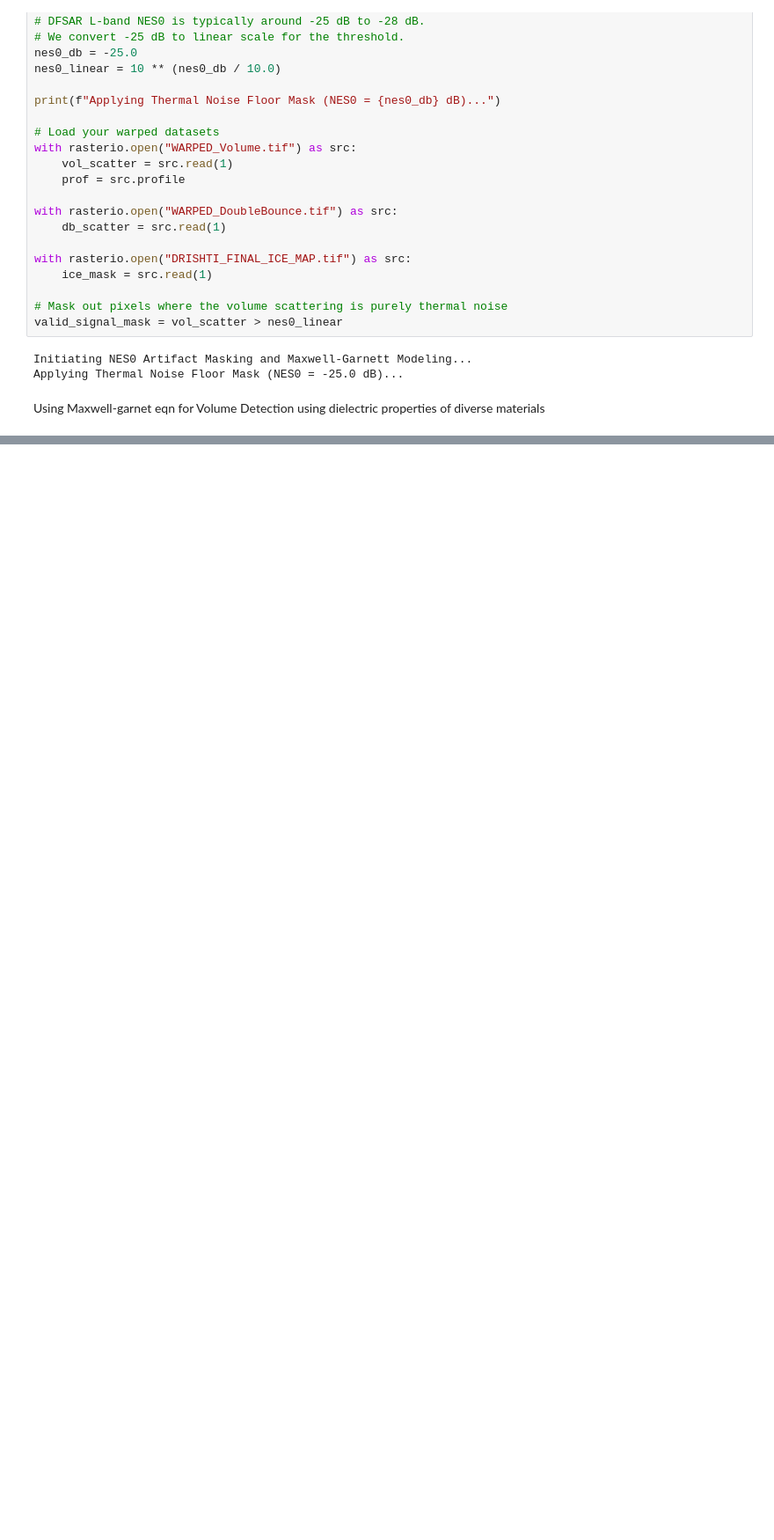
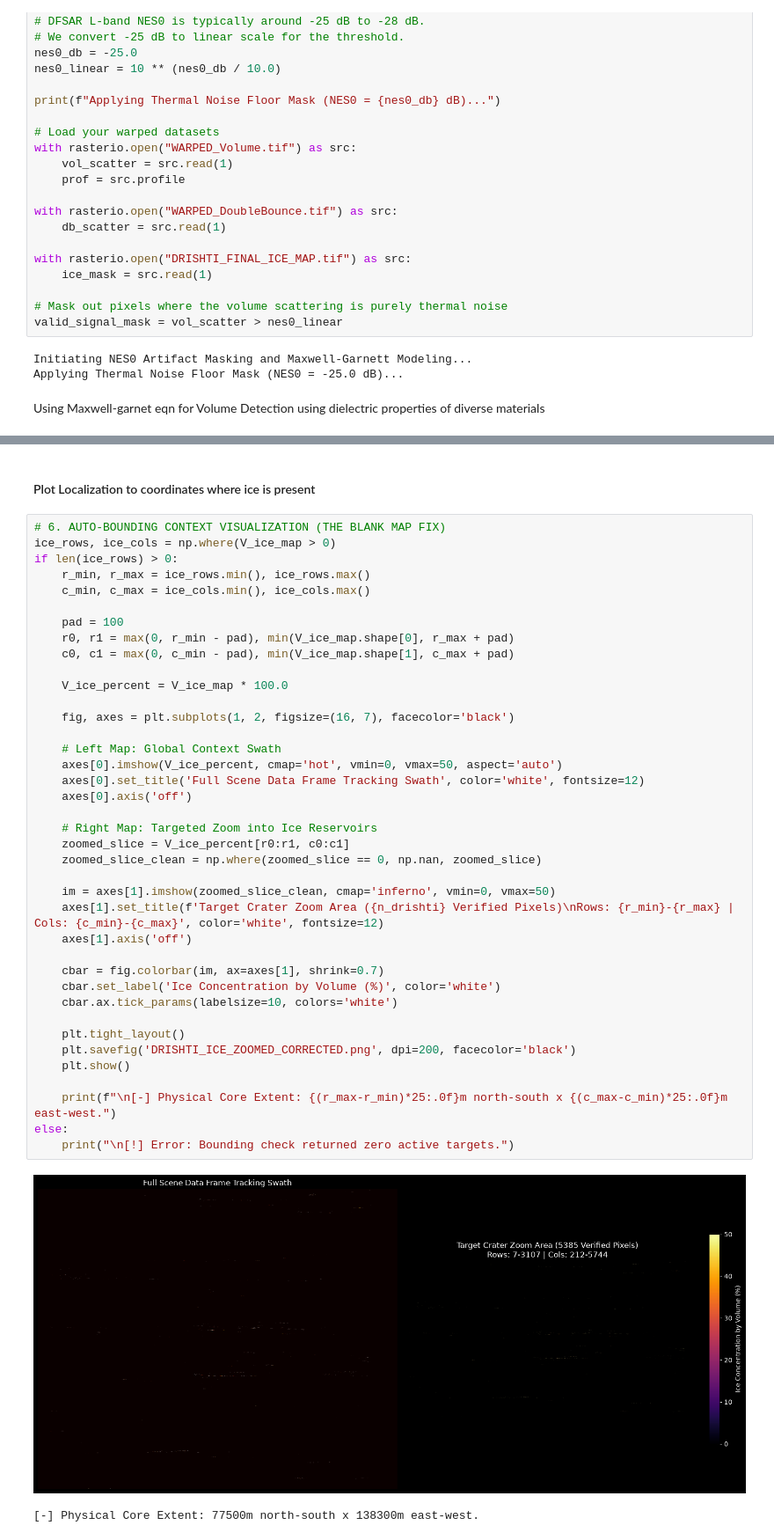
Before and after one commit to Deepmalya2506/DRISHTI, a Jupyter notebook: DRISHTI/science/processing.ipynb, the cells around one changed output, grey strips where cells are left out. Shown at 88% size. Drawn from its saved outputs; the diff is of its cells as text; blank space fills up the shorter version.

```diff
--- a/DRISHTI/science/processing.ipynb
+++ b/DRISHTI/science/processing.ipynb
@@ -465,0 +504,44 @@ RESOURCE TARGET ACQUIRED: Found 5,385 pixels with >30% ice concentration by volu
+# %% [markdown]
+#### Plot Localization to coordinates where ice is present
+# %%
+# 6. AUTO-BOUNDING CONTEXT VISUALIZATION (THE BLANK MAP FIX)
+ice_rows, ice_cols = np.where(V_ice_map > 0)
+if len(ice_rows) > 0:
+    r_min, r_max = ice_rows.min(), ice_rows.max()
+    c_min, c_max = ice_cols.min(), ice_cols.max()
+
+    pad = 100
+    r0, r1 = max(0, r_min - pad), min(V_ice_map.shape[0], r_max + pad)
+    c0, c1 = max(0, c_min - pad), min(V_ice_map.shape[1], c_max + pad)
+
+    V_ice_percent = V_ice_map * 100.0
+
+    fig, axes = plt.subplots(1, 2, figsize=(16, 7), facecolor='black')
+
+    # Left Map: Global Context Swath
+    axes[0].imshow(V_ice_percent, cmap='hot', vmin=0, vmax=50, aspect='auto')
+    axes[0].set_title('Full Scene Data Frame Tracking Swath', color='white', fontsize=12)
+    axes[0].axis('off')
+
+    # Right Map: Targeted Zoom into Ice Reservoirs
+    zoomed_slice = V_ice_percent[r0:r1, c0:c1]
+    zoomed_slice_clean = np.where(zoomed_slice == 0, np.nan, zoomed_slice)
+
+    im = axes[1].imshow(zoomed_slice_clean, cmap='inferno', vmin=0, vmax=50)
+    axes[1].set_title(f'Target Crater Zoom Area ({n_drishti} Verified Pixels)\nRows: {r_min}-{r_max} | Cols: {c_min}-{c_max}', color='white', fontsize=12)
+    axes[1].axis('off')
+
+    cbar = fig.colorbar(im, ax=axes[1], shrink=0.7)
+    cbar.set_label('Ice Concentration by Volume (%)', color='white')
+    cbar.ax.tick_params(labelsize=10, colors='white')
+
+    plt.tight_layout()
+    plt.savefig('DRISHTI_ICE_ZOOMED_CORRECTED.png', dpi=200, facecolor='black')
+    plt.show()
+
+    print(f"\n[-] Physical Core Extent: {(r_max-r_min)*25:.0f}m north-south x {(c_max-c_min)*25:.0f}m east-west.")
+else:
+    print("\n[!] Error: Bounding check returned zero active targets.")
+# %% [output]
+[figure, added]
+[-] Physical Core Extent: 77500m north-south x 138300m east-west.
```
Also changed, not shown: parts of 4 cells of this notebook, 1 other file.
